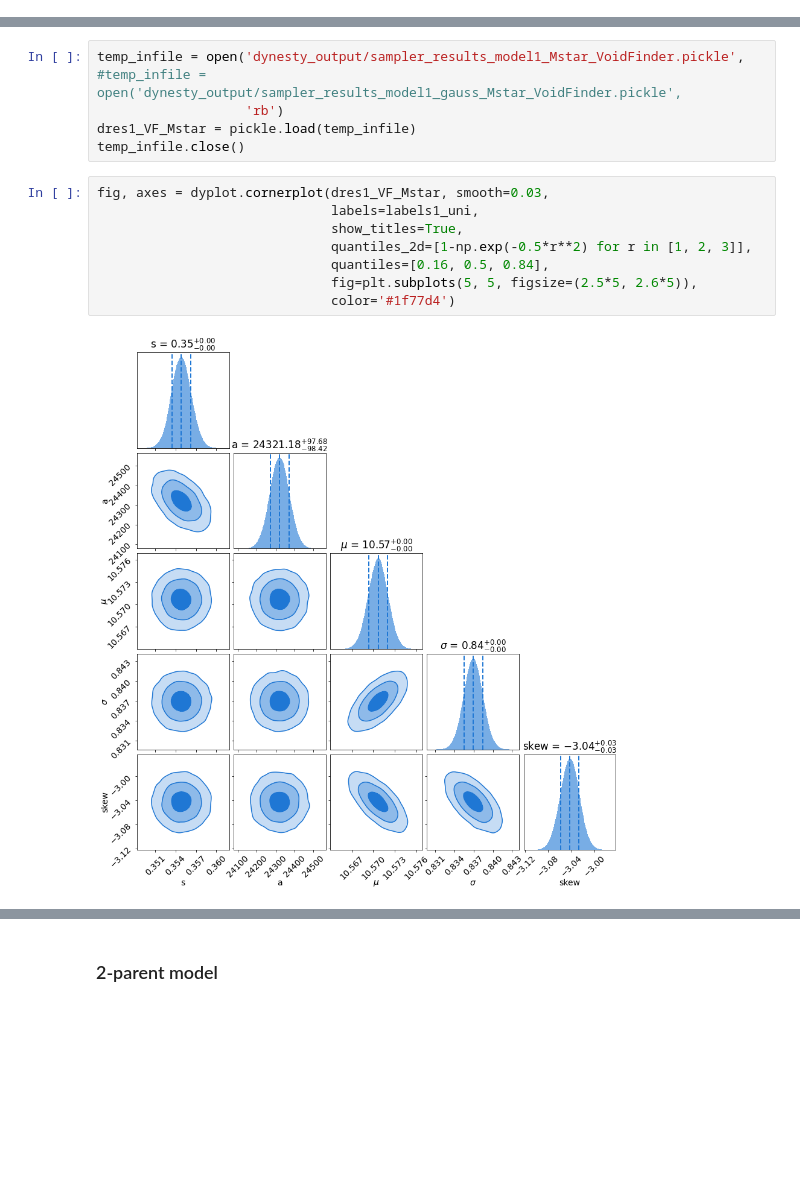
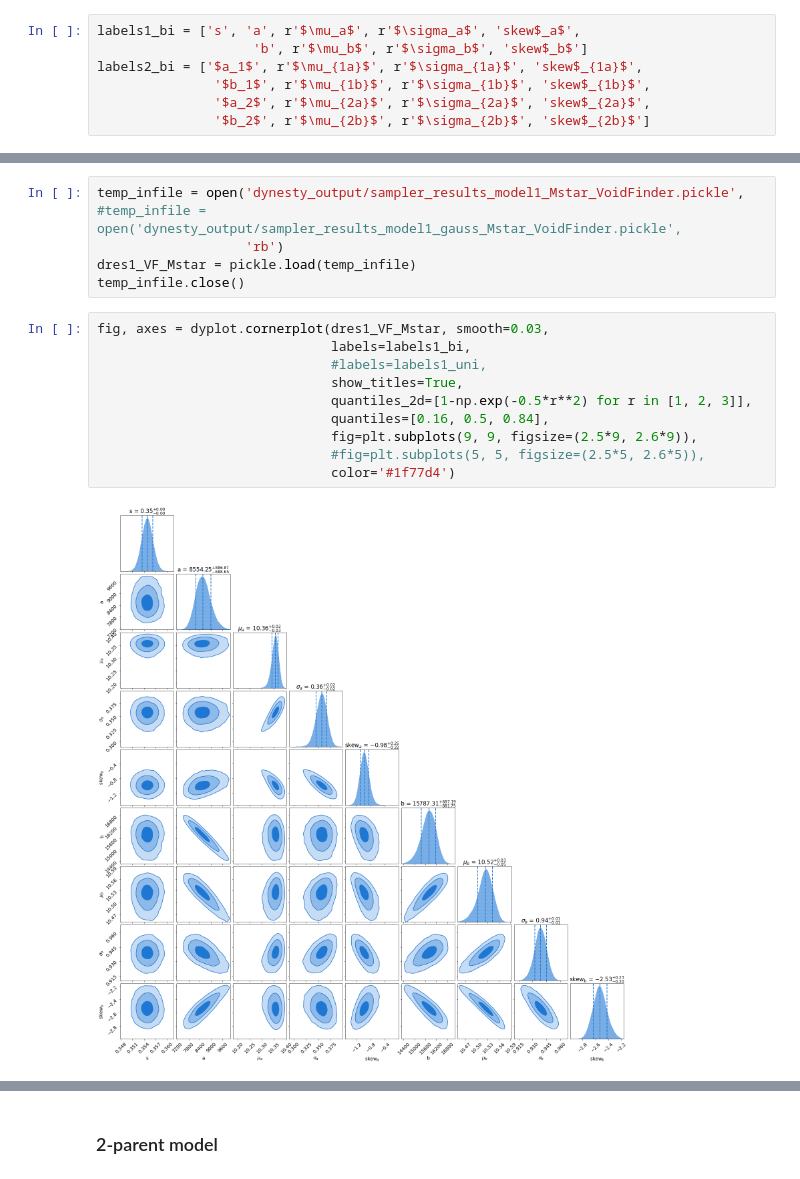
Before and after one commit to DESI-UR/Void_analysis, a Jupyter notebook: nb/Fatima_Zaidouni/Bayes_factors-Mstar.ipynb, the cells around one changed output, grey strips where cells are left out. Saved outputs shown, nothing was run; the diff lists cells and outputs as text; blank space fills up the shorter version.

Commit message:
Calculate Bayes factor with sum of two skew normals

```diff
--- a/nb/Fatima_Zaidouni/Bayes_factors-Mstar.ipynb
+++ b/nb/Fatima_Zaidouni/Bayes_factors-Mstar.ipynb
@@ -100,6 +100,13 @@ Both one- and two-parent models
 # %%
 labels1_uni = ['s', 'a', r'$\mu$', r'$\sigma$', 'skew']
 labels2_uni = ['a', r'$\mu_a$', r'$\sigma_a$', 'skew$_a$', 'b', r'$\mu_b$', r'$\sigma_b$', 'skew$_b$']
+# %%
+labels1_bi = ['s', 'a', r'$\mu_a$', r'$\sigma_a$', 'skew$_a$',
+                    'b', r'$\mu_b$', r'$\sigma_b$', 'skew$_b$']
+labels2_bi = ['$a_1$', r'$\mu_{1a}$', r'$\sigma_{1a}$', 'skew$_{1a}$',
+               '$b_1$', r'$\mu_{1b}$', r'$\sigma_{1b}$', 'skew$_{1b}$',
+               '$a_2$', r'$\mu_{2a}$', r'$\sigma_{2a}$', 'skew$_{2a}$',
+               '$b_2$', r'$\mu_{2b}$', r'$\sigma_{2b}$', 'skew$_{2b}$']
 # %% [markdown]
 ## $M_*$
 
@@ -290,14 +343,16 @@ dres1_VF_Mstar = pickle.load(temp_infile)
 temp_infile.close()
 # %%
 fig, axes = dyplot.cornerplot(dres1_VF_Mstar, smooth=0.03,
-                              labels=labels1_uni,
+                              labels=labels1_bi,
+                              #labels=labels1_uni,
                               show_titles=True,
                               quantiles_2d=[1-np.exp(-0.5*r**2) for r in [1, 2, 3]],
                               quantiles=[0.16, 0.5, 0.84],
-                              fig=plt.subplots(5, 5, figsize=(2.5*5, 2.6*5)),
+                              fig=plt.subplots(9, 9, figsize=(2.5*9, 2.6*9)),
+                              #fig=plt.subplots(5, 5, figsize=(2.5*5, 2.6*5)),
                               color='#1f77d4')
 # %% [output]
-[figure, old version]
+[figure, new version]
 # %%
 lnzM1_VF_Mstar = dres1_VF_Mstar.logz[-1]
 lnzM1_VF_Mstar
```
Also changed, not shown: parts of 31 cells of this notebook.
